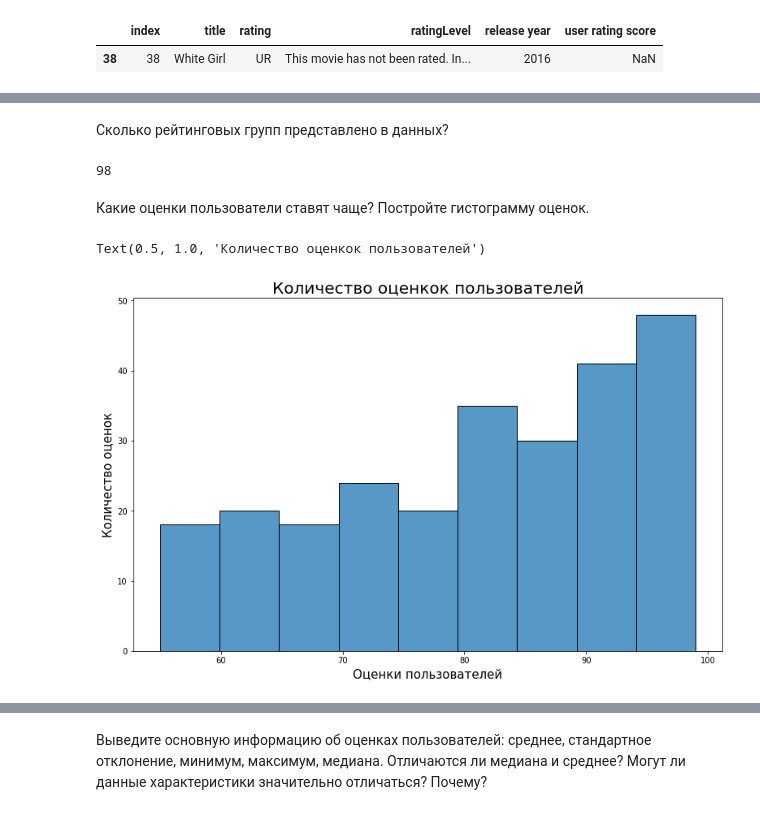
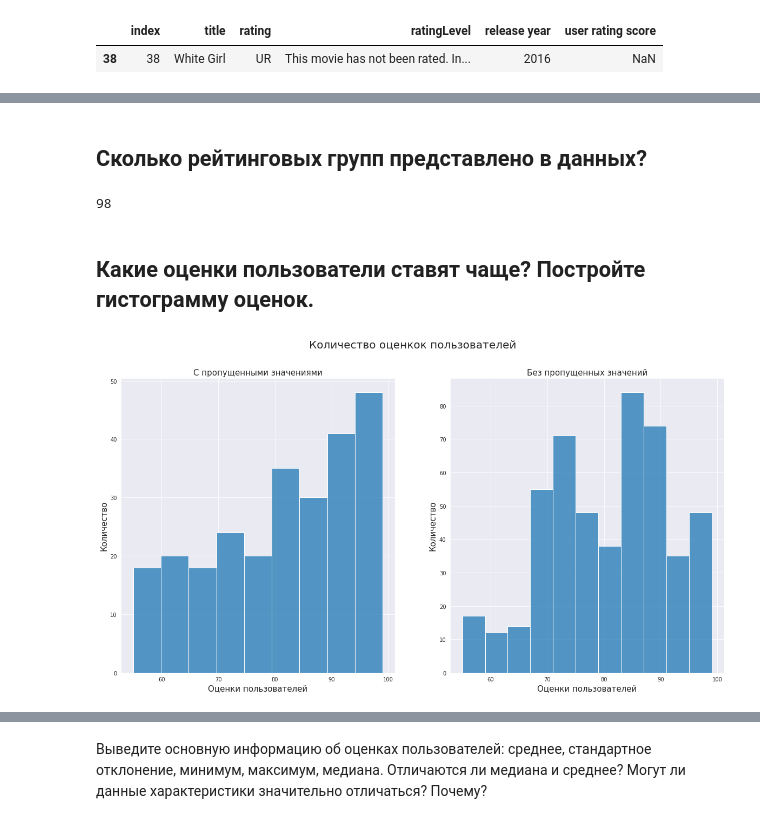
Before and after one commit to VorobyvEgor/Seminar_Sber, a Jupyter notebook: Projects/Егор_Воробьев_[Template]_Групповой_проект__Первичный_анализ_данных_.ipynb, the cells around one changed output, grey strips where cells are left out. Drawn from its saved outputs; the diff is of its cells as text; code cells hidden in the pictures.

```diff
--- a/Projects/Егор_Воробьев_[Template]_Групповой_проект__Первичный_анализ_данных_.ipynb
+++ b/Projects/Егор_Воробьев_[Template]_Групповой_проект__Первичный_анализ_данных_.ipynb
@@ -196,3 +217,3 @@ Index(['title', 'rating', 'ratingLevel', 'release year', 'user rating score'], d
 # %% [markdown]
-Сколько рейтинговых групп представлено в данных?
+## Сколько рейтинговых групп представлено в данных?
 # %%
@@ -200,15 +221,23 @@ data.ratingLevel.nunique()
 # %% [output]
 98
 # %% [markdown]
-Какие оценки пользователи ставят чаще? Постройте гистограмму оценок.
+## Какие оценки пользователи ставят чаще? Постройте гистограмму оценок.
-# %%
-sns.histplot(x='user rating score', data=data);
-plt.xlabel('Оценки пользователей', fontdict={'fontsize': 15, 'fontweight':10})
-plt.ylabel('Количество оценок', fontdict={'fontsize': 15, 'fontweight':10})
-plt.title('Количество оценкок пользователей', fontdict={'fontsize': 20, 'fontweight':10})
-# %% [output]
-Text(0.5, 1.0, 'Количество оценкок пользователей')
-[figure, removed]
+# %%
+fig, ax = plt.subplots(ncols=2, figsize=(20, 10))
+sns.histplot(x='user rating score', data=data, ax=ax[0])
+sns.histplot(x='user rating score', data=data_full, ax=ax[1])
+
+ax[0].set_title("С пропущенными значениями", fontdict={'fontsize': 15, 'fontweight':10})
+ax[0].set_xlabel('Оценки пользователей', fontdict={'fontsize': 15, 'fontweight':10})
+ax[0].set_ylabel("Количество", fontdict={'fontsize': 15, 'fontweight':10})
+
+ax[1].set_title("Без пропущенных значений", fontdict={'fontsize': 15, 'fontweight':10})
+ax[1].set_xlabel('Оценки пользователей', fontdict={'fontsize': 15, 'fontweight':10})
+ax[1].set_ylabel("Количество", fontdict={'fontsize': 15, 'fontweight':10})
+
+fig.suptitle("Количество оценкок пользователей", size=20);
+# %% [output]
+[figure, added]
 # %%
 rating = data.groupby('user rating score').title.count()
 # %%
```
Also changed, not shown: parts of 45 cells of this notebook.
